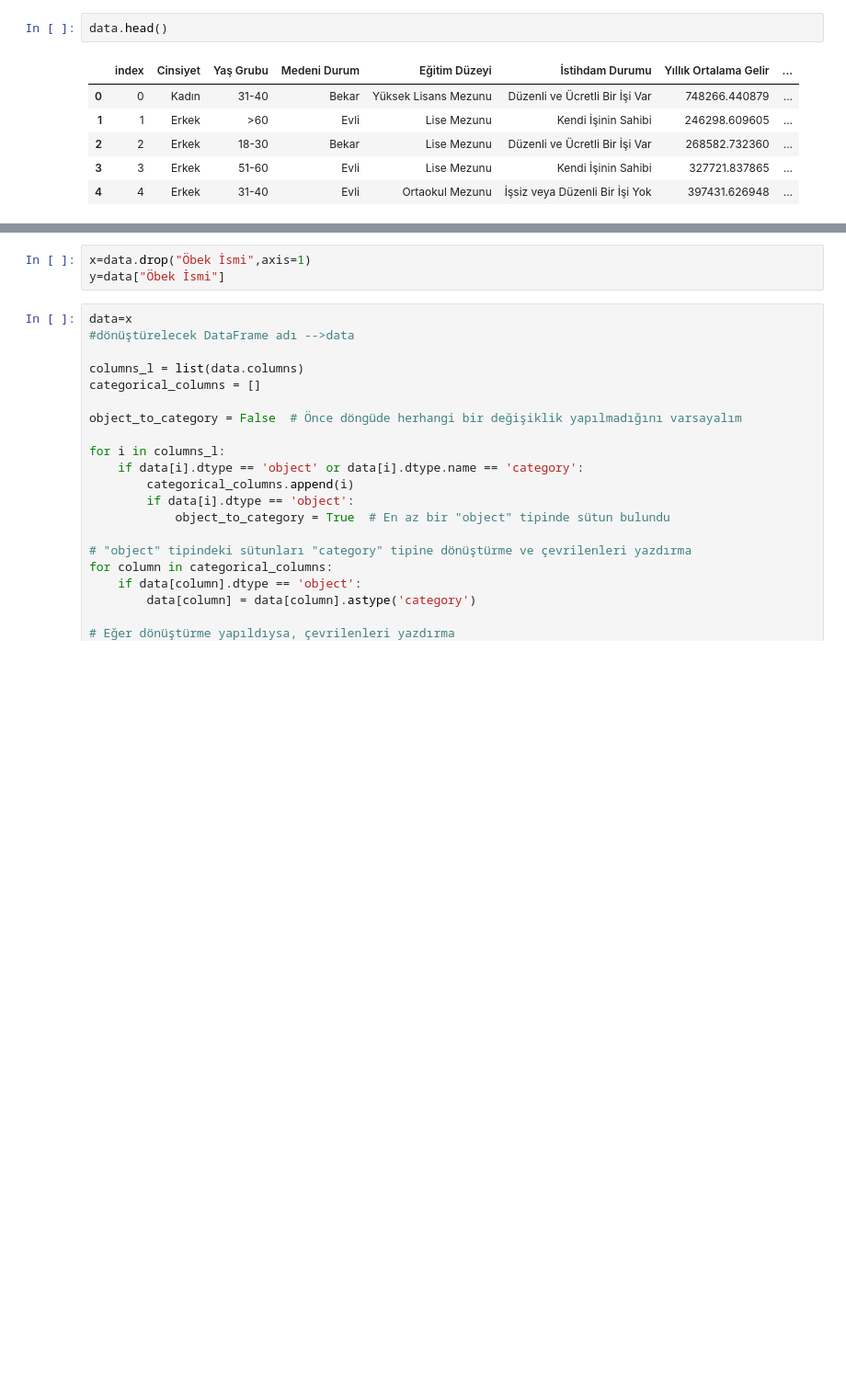
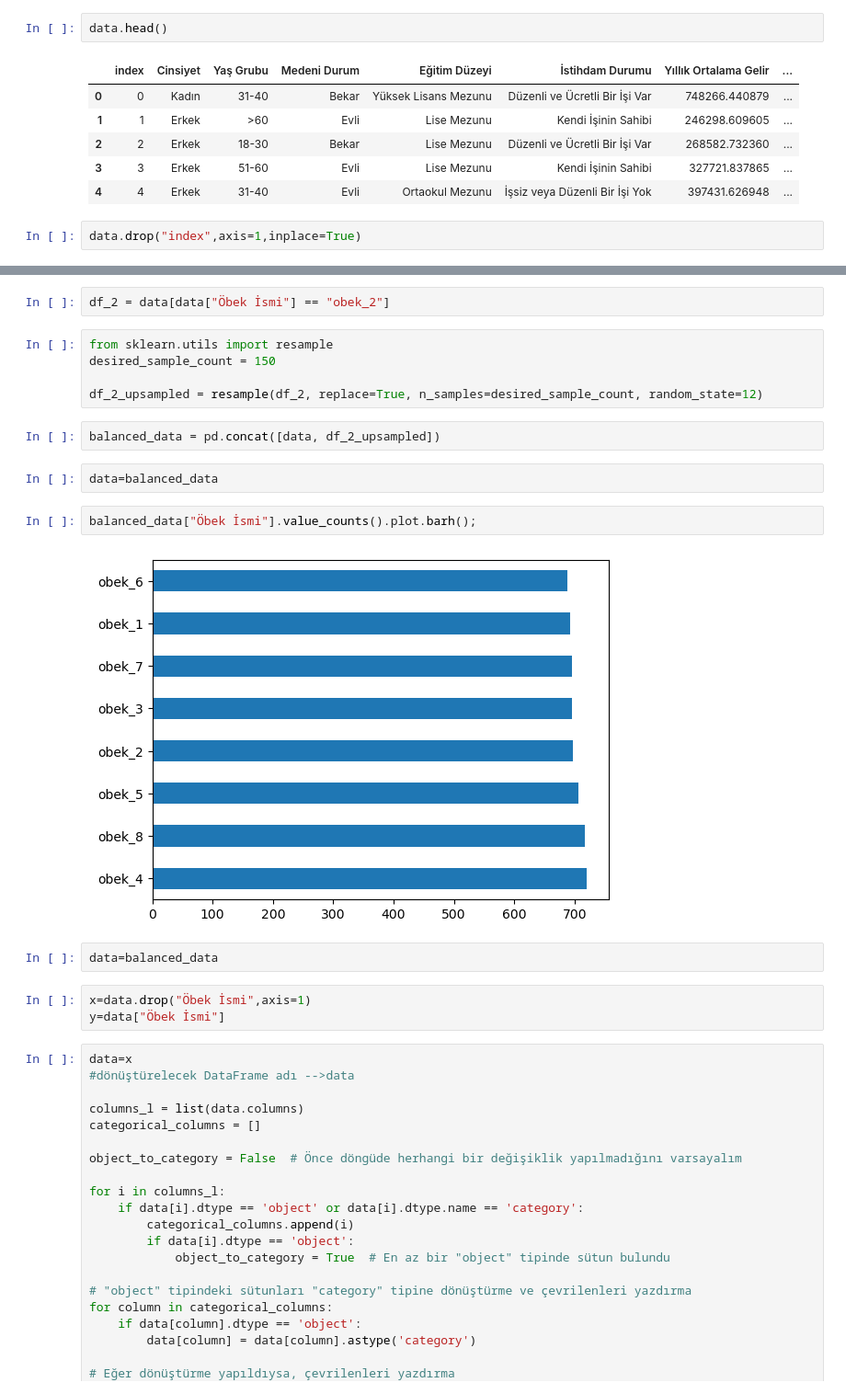
Before and after one commit to lte03/DATATHON2023, a Jupyter notebook: sınıflandırma_random_forest.ipynb, the cells around one changed output, grey strips where cells are left out. Shown at 92% size. Saved outputs shown, nothing was run; the diff lists cells and outputs as text; blank space fills up the shorter version.

```diff
--- a/sınıflandırma_random_forest.ipynb
+++ b/sınıflandırma_random_forest.ipynb
@@ -13,3 +13,5 @@ data.head()
 | 2 | 2 | Erkek | 18-30 | Bekar | Lise Mezunu | Düzenli ve Ücretli Bir İşi Var | 268582.732360 | ... |
 | 3 | 3 | Erkek | 51-60 | Evli | Lise Mezunu | Kendi İşinin Sahibi | 327721.837865 | ... |
 | 4 | 4 | Erkek | 31-40 | Evli | Ortaokul Mezunu | İşsiz veya Düzenli Bir İşi Yok | 397431.626948 | ... |
+# %%
+data.drop("index",axis=1,inplace=True)
@@ -16,3 +27,20 @@ data.head()
+# %%
+df_2 = data[data["Öbek İsmi"] == "obek_2"]
+# %%
+from sklearn.utils import resample
+desired_sample_count = 150
+
+df_2_upsampled = resample(df_2, replace=True, n_samples=desired_sample_count, random_state=12)
+# %%
+balanced_data = pd.concat([data, df_2_upsampled])
+# %%
+data=balanced_data
+# %%
+balanced_data["Öbek İsmi"].value_counts().plot.barh();
+# %% [output]
+[figure, added]
+# %%
+data=balanced_data
 # %%
 x=data.drop("Öbek İsmi",axis=1)
 y=data["Öbek İsmi"]
```
Also changed, not shown: parts of 21 cells of this notebook, 3 other files.
